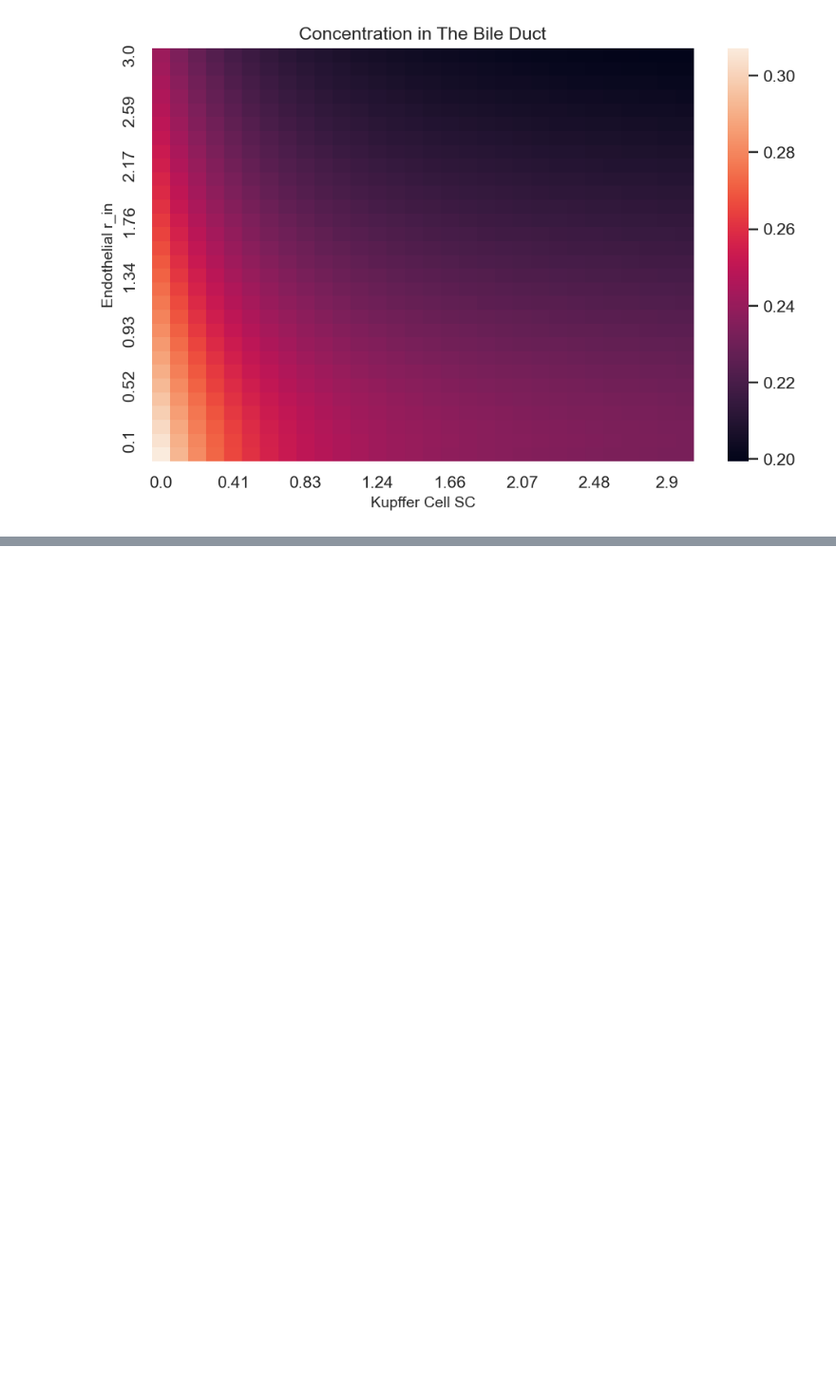
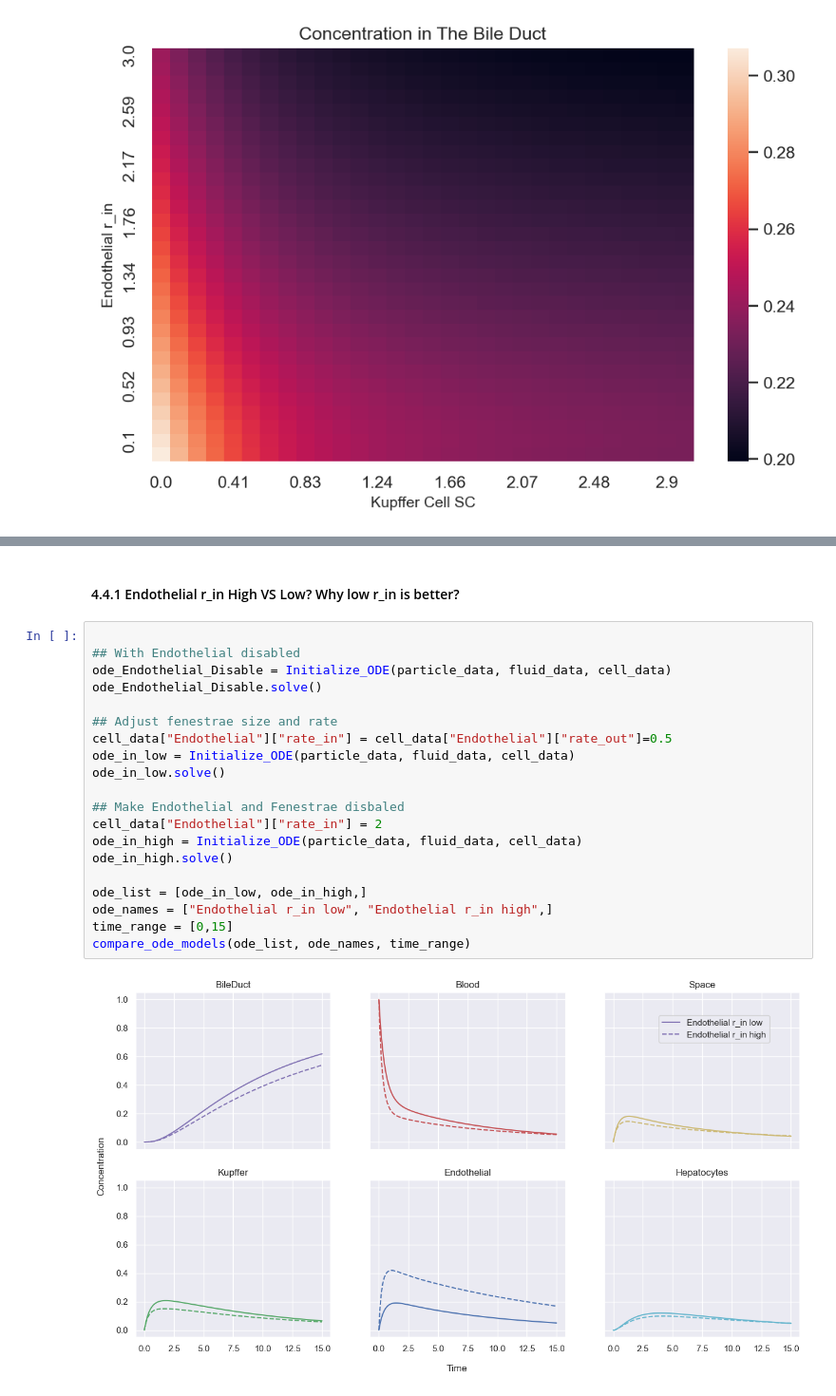
Before and after one commit to lich2000117/NanoParticles-Modelling, a Jupyter notebook: Code/Final_Model.ipynb, the cells around one changed output, grey strips where cells are left out. Shown at 95% size. Drawn from its saved outputs; the diff is of its cells as text; blank space fills up the shorter version.

```diff
--- a/Code/Final_Model.ipynb
+++ b/Code/Final_Model.ipynb
@@ -959,0 +1296,24 @@ Text(0.5, 1.0, 'Concentration in The Bile Duct')
+# %% [markdown]
+#### 4.4.1 Endothelial r_in High VS Low? Why low r_in is better?
+# %%
+
+## With Endothelial disabled
+ode_Endothelial_Disable = Initialize_ODE(particle_data, fluid_data, cell_data)
+ode_Endothelial_Disable.solve()
+
+## Adjust fenestrae size and rate
+cell_data["Endothelial"]["rate_in"] = cell_data["Endothelial"]["rate_out"]=0.5
+ode_in_low = Initialize_ODE(particle_data, fluid_data, cell_data)
+ode_in_low.solve()
+
+## Make Endothelial and Fenestrae disbaled
+cell_data["Endothelial"]["rate_in"] = 2
+ode_in_high = Initialize_ODE(particle_data, fluid_data, cell_data)
+ode_in_high.solve()
+
+ode_list = [ode_in_low, ode_in_high,]
+ode_names = ["Endothelial r_in low", "Endothelial r_in high",]
+time_range = [0,15]
+compare_ode_models(ode_list, ode_names, time_range)
+# %% [output]
+[figure, added]
```
Also changed, not shown: parts of 23 cells of this notebook, 3 other files.
